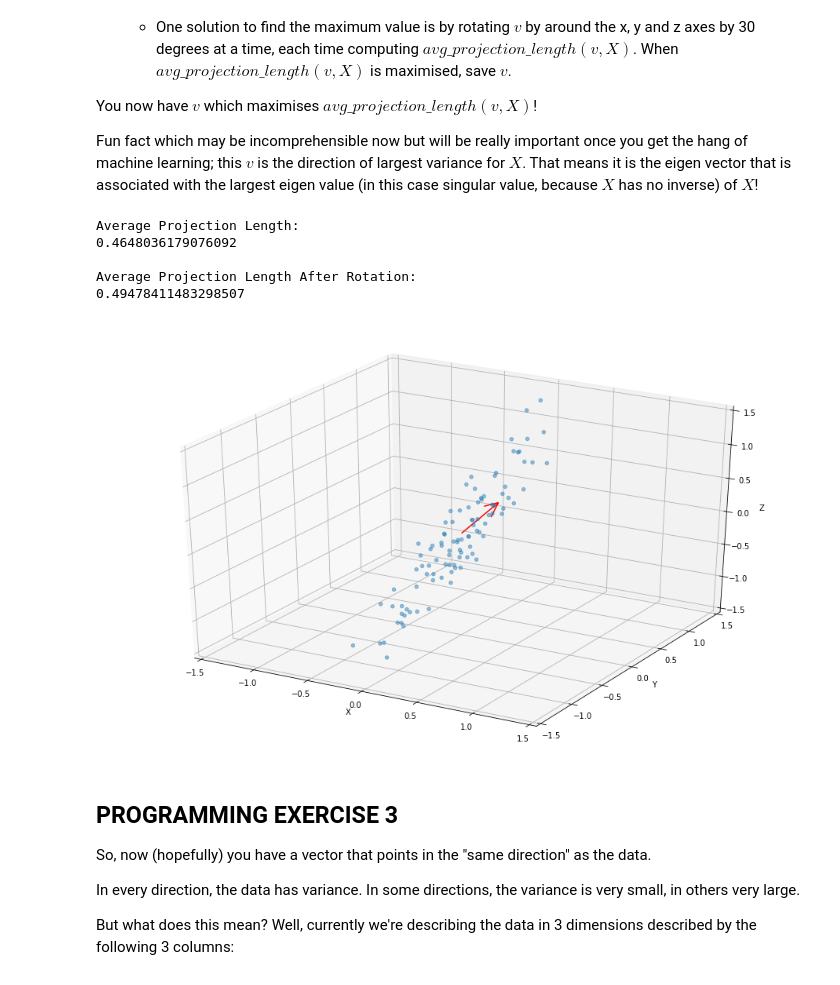
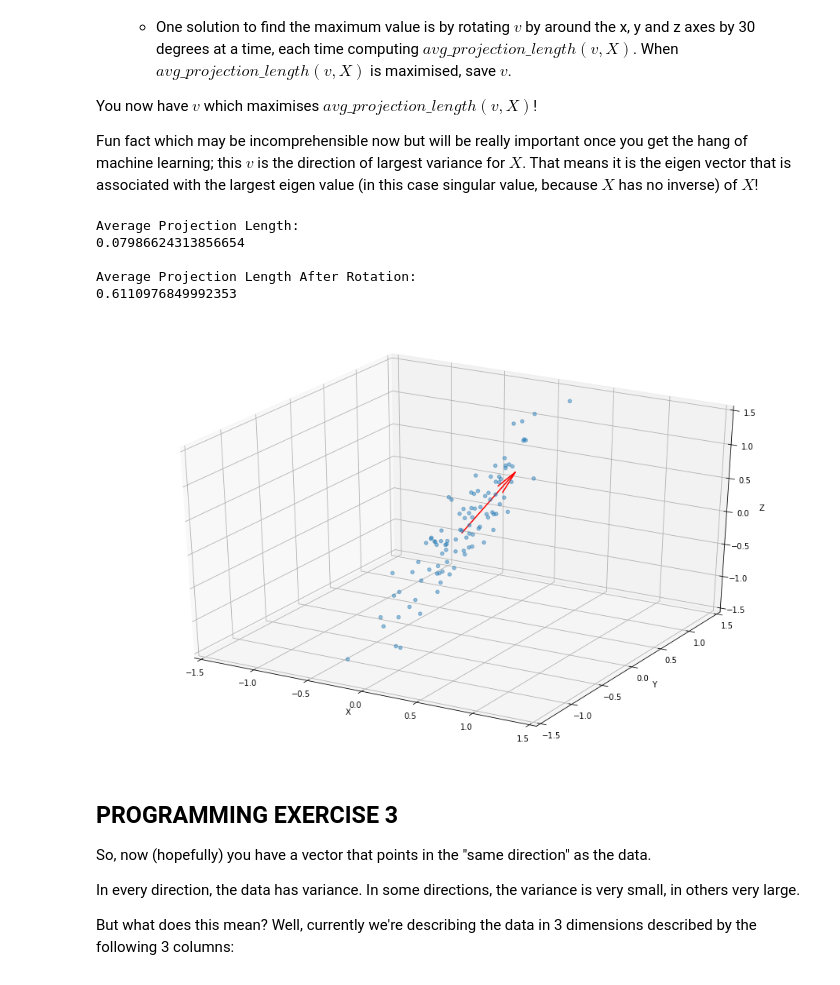
Before and after one commit to JinhMa/6670-Machine-Learning, a Jupyter notebook: C3670_A2.ipynb, the cells around one changed output. Drawn from its saved outputs; the diff is of its cells as text; code cells hidden in the pictures.

```diff
--- a/C3670_A2.ipynb
+++ b/C3670_A2.ipynb
@@ -222,20 +218,20 @@ def rotator(v, theta_x, theta_y, theta_z):
     sinz = math.sin(z)
     Rx = np.array([[1, 0, 0],
                    [0, cosx, -sinx],
-                   [0, sinx, cosx]],dtype=float)
+                   [0, sinx, cosx]])
     Ry = np.array([[cosy, 0, siny],
                    [0, 1, 0],
-                   [-siny, 0, cosy]], dtype=float)
+                   [-siny, 0, cosy]])
     Rz = np.array([[cosz, -sinz, 0],
                    [sinz, cosz, 0],
-                   [0, 0, 1]], dtype=float)
+                   [0, 0, 1]])
 
     return Rx@Ry@Rz@v
 
 
 v = np.array([[1],
               [0],
-              [0]], dtype=float)
+              [0]])
 
 print(rotator(v, 0, 0, 90))
 # %% [output]
@@ -256,12 +252,9 @@ The projection of a vector $a$ onto another vector $b$ *sounds* intimidating, bu
 **HINT:** https://en.wikipedia.org/wiki/Vector_projection
 # %%
 def projector(a, b):
-    normb = np.linalg.norm(b)
-    norma = np.linalg.norm(a)
-    b1 = b / normb
-    angle = find_angle(a, b)
-    a1 = norma * math.cos(angle)
-    c = a1 * b1
+    vdot1 = np.vdot(a, b)
+    vdot2 = np.vdot(b, b)
+    c = vdot1 / vdot2 *b
     return c
 
 
@@ -327,50 +320,52 @@ v = np.array([[1], [0], [0]])
 def avg_projection_length(v, X):
     n, m = X.shape #n is the number of rows X has. m is the number of columns.
     p = 0
-    for i in range(0, n-1):
+    for i in range(0, n):
         p = p + np.linalg.norm(projector(X[i, :].T, v))
     return p / n
 
 def find_data_direction(v, X):
     lm = avg_projection_length(v, X)
+    v2 = v
     for theta_x in range(0, 360, 30):
         for theta_y in range(0, 360, 30):
             for theta_z in range(0, 360, 30):
                 v1 = rotator(v, theta_x, theta_y, theta_z)
                 l = avg_projection_length(v1, X)
                 if lm < l:
-                    v = v1
-                else :
-                    v = v
+                    v2 = v1
+                    lm = l
+
+    v = v2
     return v
 
 
 #PLOTTING CODE - IGNORE! OR AT LEAST DON'T MESS WITH IT!
 print('\nAverage Projection Length:')
 print(avg_projection_length(v, X))
 new_v = find_data_direction(v, X)
 print('\nAverage Projection Length After Rotation:')
 print(avg_projection_length(new_v, X))
 origin = [0], [0], [0]
 placeholder = np.array([[[0], [0], [0]]])
 fig = plt.figure(figsize=(16, 10))
 ax = fig.add_subplot(111, projection='3d')
 ax.scatter(X[:, 0], X[:, 1], X[:, 2], alpha=0.45)
 ax.quiver(*origin, new_v[0, :], new_v[1, :], new_v[2, :], color = 'red')
 ax.set_xlim(-1.5, 1.5)
 ax.set_ylim(-1.5, 1.5)
 ax.set_zlim(-1.5, 1.5)
 ax.set_xlabel('X')
 ax.set_ylabel('Y')
 ax.set_zlabel('Z')
 plt.show()
 # %% [output]
 Average Projection Length:
-0.4648036179076092
+0.07986624313856654
 
 Average Projection Length After Rotation:
-0.49478411483298507
+0.6110976849992353
-[figure, old version]
+[figure, new version]
 # %% [markdown]
 PROGRAMMING EXERCISE 3
 ---
```
Also changed, not shown: parts of 6 cells of this notebook.
